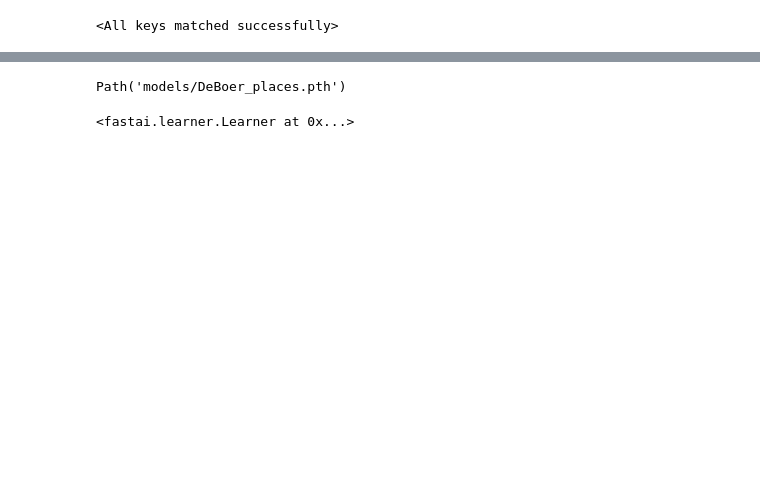
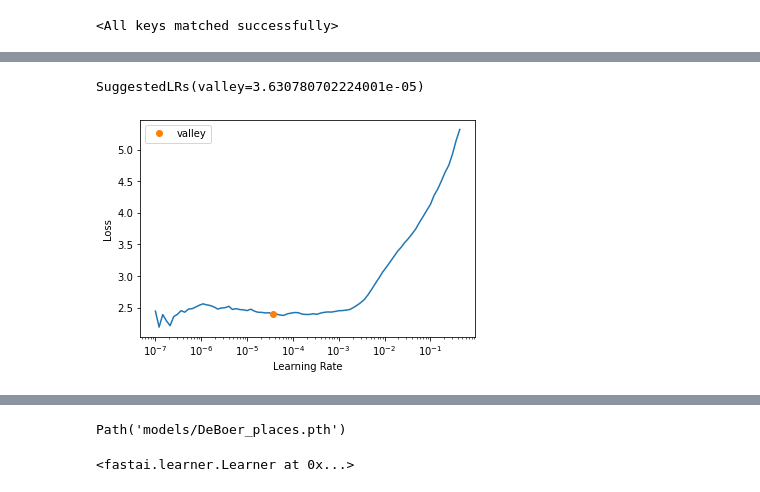
Before and after one commit to melvinwevers/HisVis2, a Jupyter notebook: notebooks/3.train_model.ipynb, the cells around one changed output, grey strips where cells are left out. Saved outputs shown, nothing was run; the diff lists cells and outputs as text; code cells hidden in the pictures; blank space fills up the shorter version.

```diff
--- a/notebooks/3.train_model.ipynb
+++ b/notebooks/3.train_model.ipynb
@@ -147,0 +141,4 @@ No improvement since epoch 7: early stopping
+# %%
+learn.unfreeze()
+learn.lr_find()
+# %% [output]
@@ -147,0 +146,2 @@ No improvement since epoch 7: early stopping
+SuggestedLRs(valley=3.630780702224001e-05)
+[figure, added]
```
Also changed, not shown: parts of 14 cells of this notebook, 15 other files.
